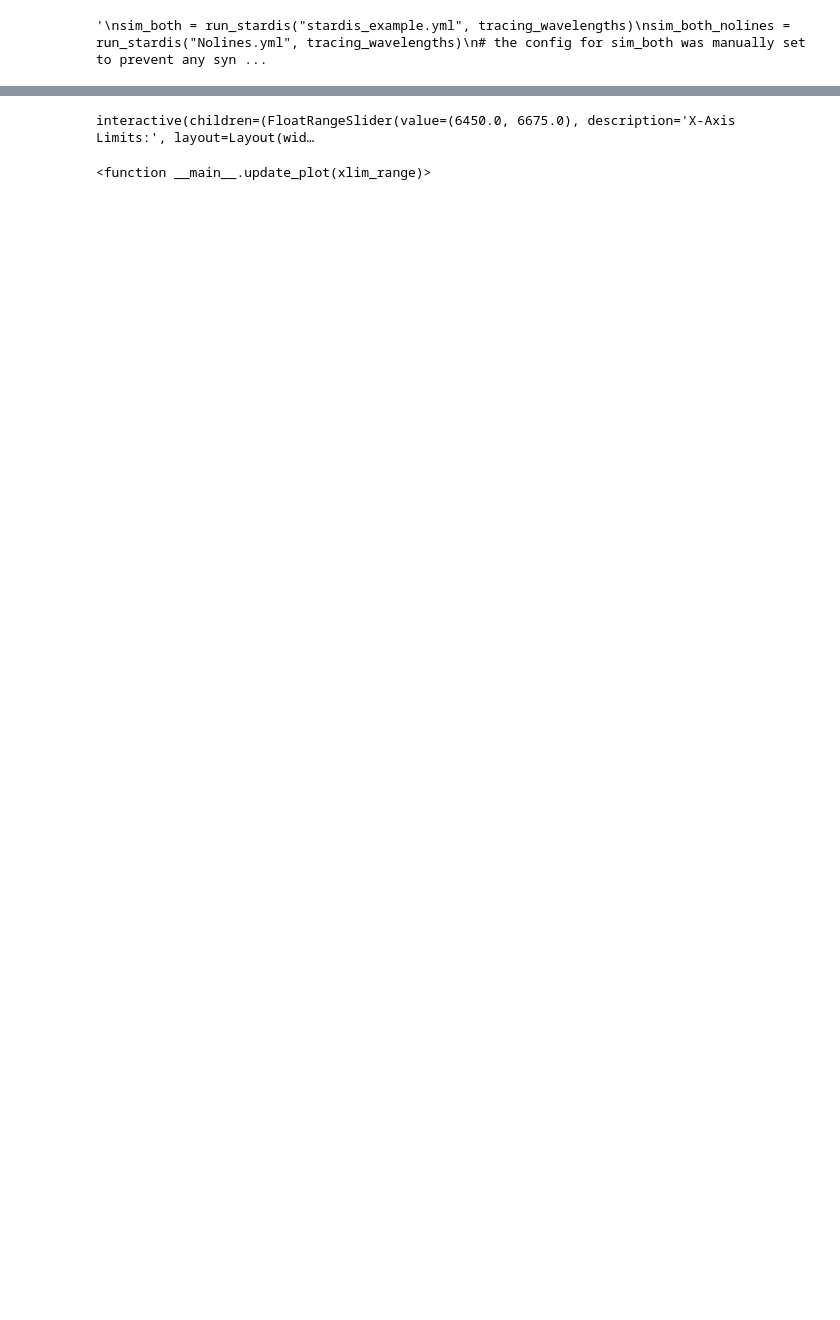
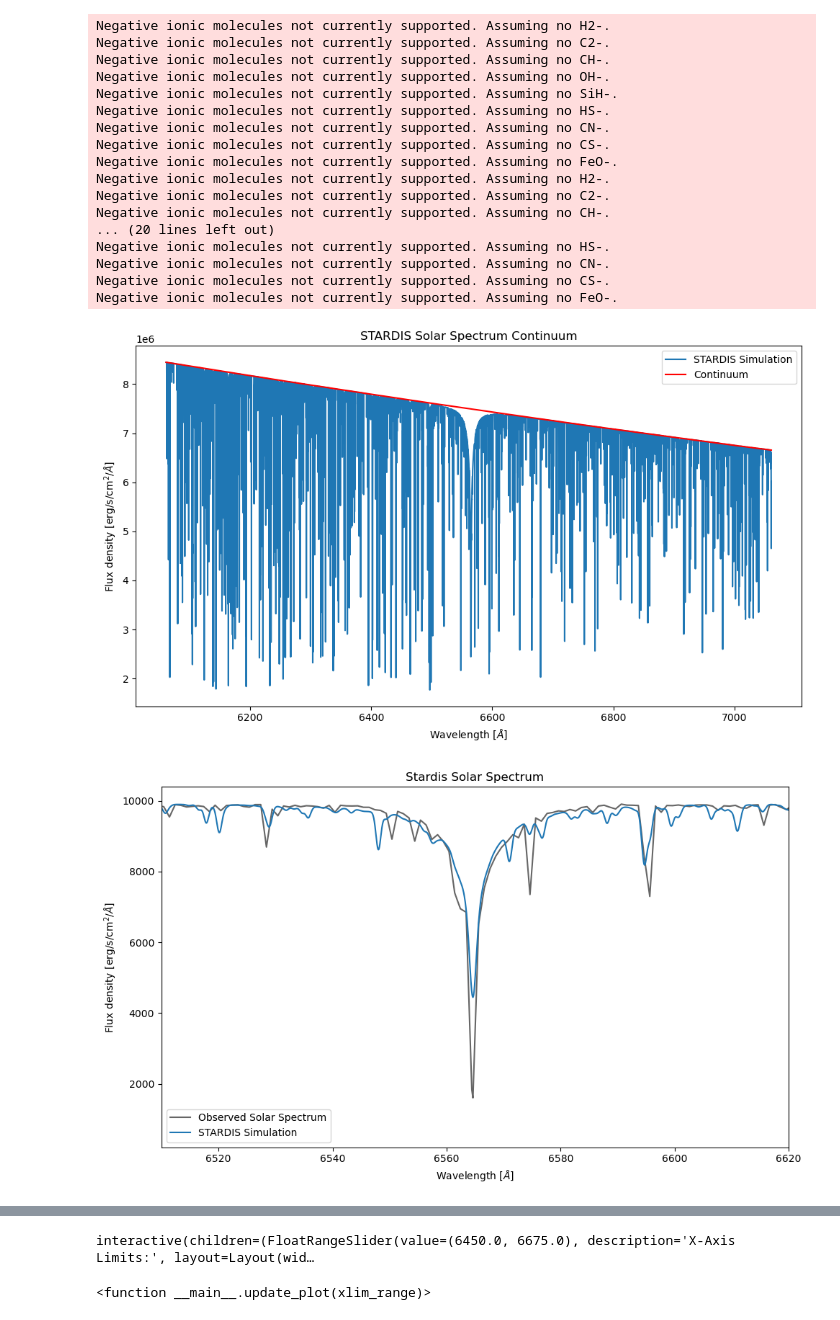
Before and after one commit to Keshavj-07/first_proj, a Jupyter notebook: scripts/Solar_Spectrum.ipynb, the cells around one changed output, grey strips where cells are left out. Saved outputs shown, nothing was run; the diff lists cells and outputs as text; code cells hidden in the pictures; blank space fills up the shorter version.

```diff
--- a/scripts/Solar_Spectrum.ipynb
+++ b/scripts/Solar_Spectrum.ipynb
@@ -66,15 +100,30 @@ sim_asplund_nolines = run_stardis(
 # %%
-"""
+
 sim_both = run_stardis("stardis_example.yml", tracing_wavelengths)
 sim_both_nolines = run_stardis("Nolines.yml", tracing_wavelengths)
 # the config for sim_both was manually set to prevent any syntactic issues.
 
 flux_ori = show_plots(obs_wave, obs_flux, sim_full, sim_nolines, factor=9932)
 flux_92 = show_plots(obs_wave, obs_flux, sim_92, sim_92_nolines, factor=9932)
-flux_asplund = show_plots(
-    obs_wave, obs_flux, sim_asplund, sim_asplund_nolines, factor=9932
-)
+flux_asplund = show_plots(obs_wave, obs_flux, sim_asplund, sim_asplund_nolines, factor=9932)
 flux_both = show_plots(obs_wave, obs_flux, sim_both, sim_both_nolines, factor=9932)
-"""
 # %% [output]
-'\nsim_both = run_stardis("stardis_example.yml", tracing_wavelengths)\nsim_both_nolines = run_stardis("Nolines.yml", tracing_wavelengths)\n# the config for sim_both was manually set to prevent any syn ...
+Negative ionic molecules not currently supported. Assuming no H2-.
+Negative ionic molecules not currently supported. Assuming no C2-.
+Negative ionic molecules not currently supported. Assuming no CH-.
+Negative ionic molecules not currently supported. Assuming no OH-.
+Negative ionic molecules not currently supported. Assuming no SiH-.
+Negative ionic molecules not currently supported. Assuming no HS-.
+Negative ionic molecules not currently supported. Assuming no CN-.
+Negative ionic molecules not currently supported. Assuming no CS-.
+Negative ionic molecules not currently supported. Assuming no FeO-.
+Negative ionic molecules not currently supported. Assuming no H2-.
+Negative ionic molecules not currently supported. Assuming no C2-.
+Negative ionic molecules not currently supported. Assuming no CH-.
+... (20 lines left out)
+Negative ionic molecules not currently supported. Assuming no HS-.
+Negative ionic molecules not currently supported. Assuming no CN-.
+Negative ionic molecules not currently supported. Assuming no CS-.
+Negative ionic molecules not currently supported. Assuming no FeO-.
+[figure, added]
+[figure, added]
```
Also changed, not shown: parts of 9 cells of this notebook, 4 other files.
